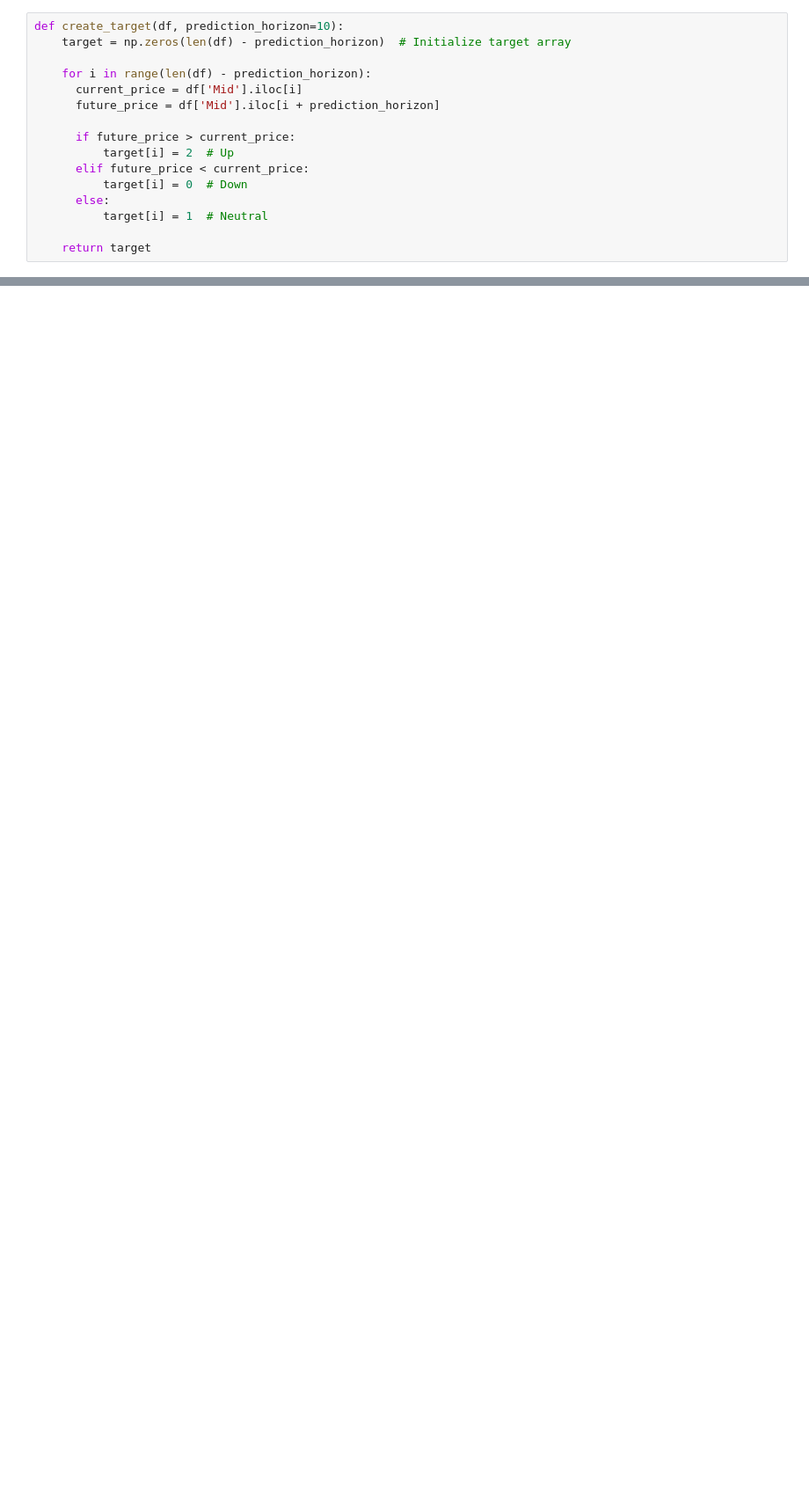
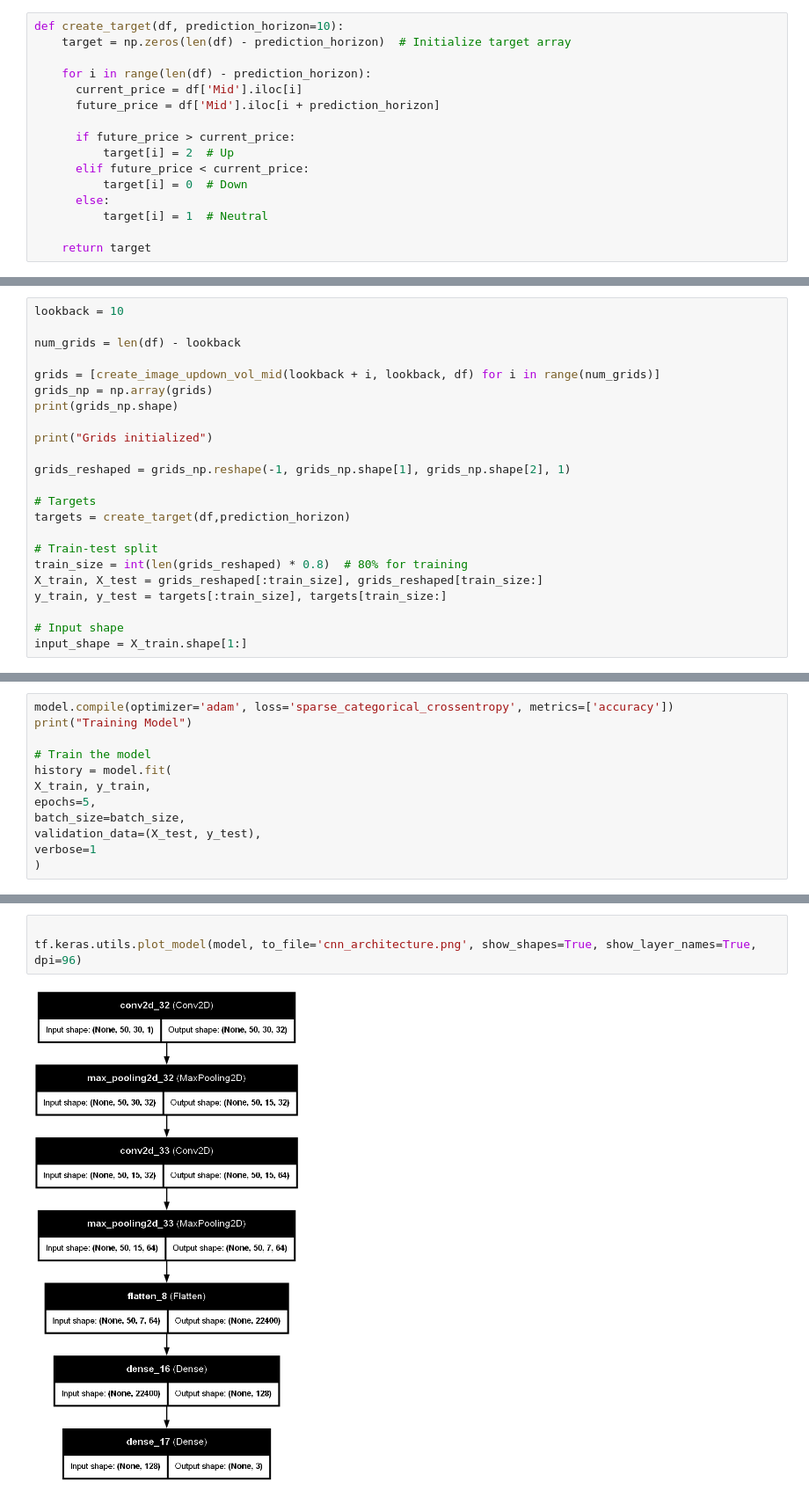
Before and after one commit to jackthompsondb/CNN-LOB-HighFrequency, a Jupyter notebook: completedmodels/CNN2d.ipynb, the cells around one changed output, grey strips where cells are left out. Shown: that part at 88% size. Drawn from its saved outputs; the diff is of its cells as text; blank space fills up the shorter version.

```diff
--- a/completedmodels/CNN2d.ipynb
+++ b/completedmodels/CNN2d.ipynb
@@ -213,0 +207,23 @@ MemoryError: Unable to allocate 906. MiB for an array with shape (158392, 50, 10
+# %%
+lookback = 10
+
+num_grids = len(df) - lookback
+
+grids = [create_image_updown_vol_mid(lookback + i, lookback, df) for i in range(num_grids)]
+grids_np = np.array(grids)
+print(grids_np.shape)
+
+print("Grids initialized")
+
+grids_reshaped = grids_np.reshape(-1, grids_np.shape[1], grids_np.shape[2], 1)
+
+# Targets
+targets = create_target(df,prediction_horizon)
+
+# Train-test split
+train_size = int(len(grids_reshaped) * 0.8)  # 80% for training
+X_train, X_test = grids_reshaped[:train_size], grids_reshaped[train_size:]
+y_train, y_test = targets[:train_size], targets[train_size:]
+
+# Input shape
+input_shape = X_train.shape[1:]
@@ -213,0 +286,12 @@ MemoryError: Unable to allocate 906. MiB for an array with shape (158392, 50, 10
+# %%
+model.compile(optimizer='adam', loss='sparse_categorical_crossentropy', metrics=['accuracy'])
+print("Training Model")
+
+# Train the model
+history = model.fit(
+X_train, y_train,
+epochs=5,
+batch_size=batch_size,
+validation_data=(X_test, y_test),
+verbose=1
+)
@@ -267,0 +349,5 @@ print("Model 3 complete")
+# %%
+
+tf.keras.utils.plot_model(model, to_file='cnn_architecture.png', show_shapes=True, show_layer_names=True, dpi=96)
+# %% [output]
+[figure, added]
```
Also changed, not shown: parts of 16 cells of this notebook, 20 other files.
